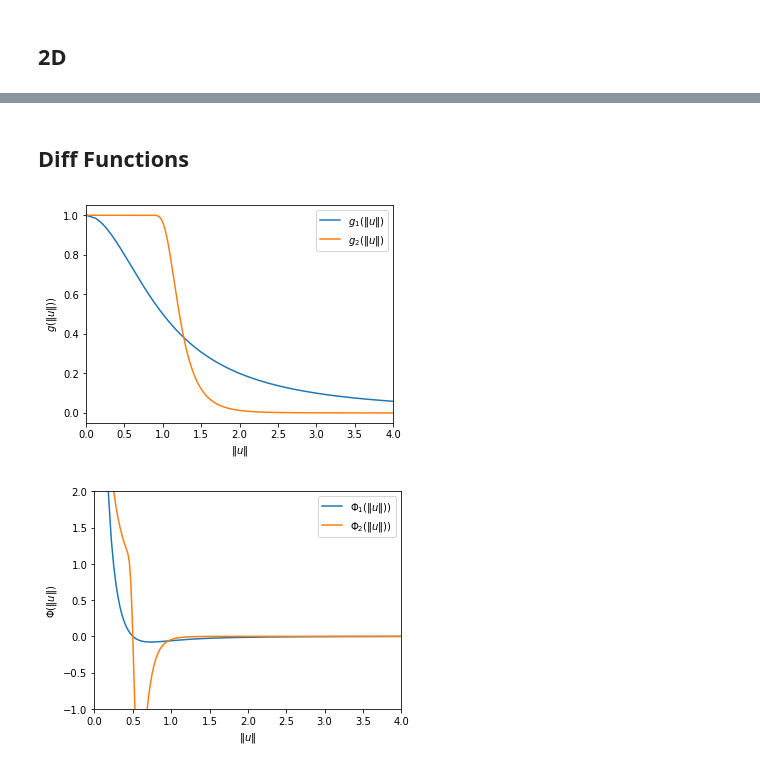
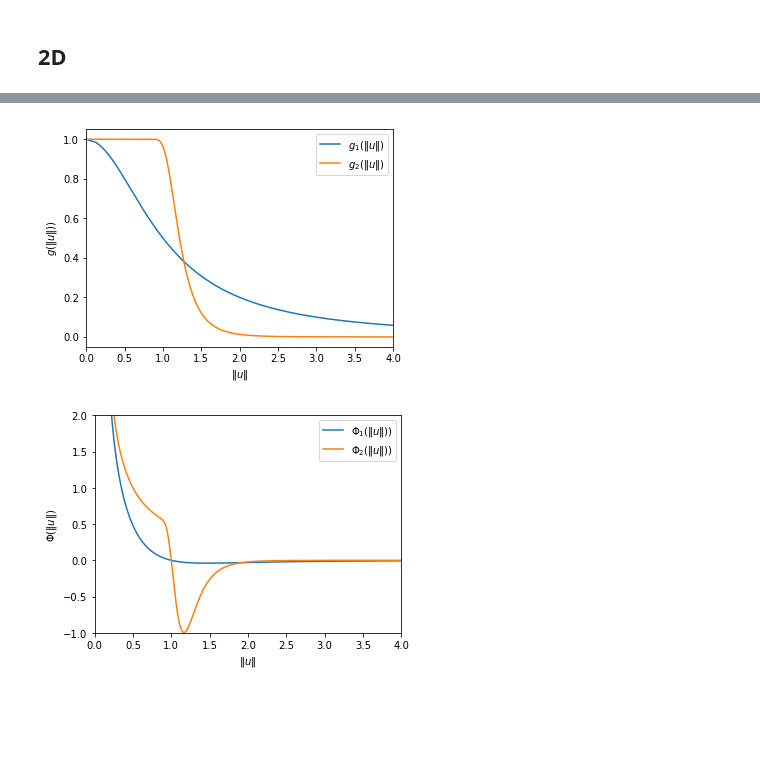
Before and after one commit to jorgenriseth/Perona-Malik-Equation, a Jupyter notebook: Figures.ipynb, the cells around one changed output, grey strips where cells are left out. Saved outputs shown, nothing was run; the diff lists cells and outputs as text; code cells hidden in the pictures; blank space fills up the shorter version.

```diff
--- a/Figures.ipynb
+++ b/Figures.ipynb
@@ -91,37 +83,35 @@ plt.savefig("./figures/compare_diffusions.png")
-# %% [markdown]
-## Diff Functions
 # %%
 M = 999
 domain = (0, 16)
 s = np.linspace(*domain, M+2)
 Dx = diffX1D(M, domain)
 
 plt.figure(figsize = (5.5, 4))
 # plt.subplot(121)
 plt.plot(s**(1/2), func.rational(c = 1)(s), label = r"$g_1 \left( \Vert u \Vert \right)$")
 # plt.plot(s, func.exponential(c = 1)(s**(1/2)), label = "Exponential")
 plt.plot(s**(1/2), func.weickert(c = 1)(s), label = r"$g_2 \left( \Vert u \Vert \right)$")
 plt.legend()
 plt.xlim(domain[0]**(1/2), domain[1]**(1/2))
 plt.xlabel(r"$\Vert u \Vert$")
 plt.ylabel(r"$g\left(\Vert u \Vert)\right)$")
 plt.legend()
 plt.savefig("./figures/diffusion_a.png")
 
 
 plt.figure(figsize = (5.5, 4))
-plt.plot(s**(1/2), Dx.dot(func.flux(func.rational, c = 0.5)(s)), label = r"$\Phi_1 \left( \Vert u \Vert \right))$")
+plt.plot(s**(1/2), Dx.dot(func.flux(func.rational, c = 1)(s)), label = r"$\Phi_1 \left( \Vert u \Vert \right))$")
 # plt.plot(s, Dx.dot(func.flux(func.exponential, c = 1)(s)**(1/2)), label = r"exponential")
-plt.plot(s**(1/2), Dx.dot(func.flux(func.weickert, c = 0.5)(s)), label = r"$\Phi_2 \left( \Vert u \Vert \right))$")
+plt.plot(s**(1/2), Dx.dot(func.flux(func.weickert, c = 1)(s)), label = r"$\Phi_2 \left( \Vert u \Vert \right))$")
 plt.ylim(-1, 2)
 plt.xlim(domain[0]**(1/2), domain[1]**(1/2))
 plt.xlabel(r"$\Vert u \Vert$")
 plt.ylabel(r"$\Phi \left( \Vert u \Vert \right)$")
 
 plt.legend()
 plt.savefig("./figures/diffusion_b.png")
 
 plt.show()
 # %% [output]
 [figure]
-[figure, old version]
+[figure, new version]
```
Also changed, not shown: parts of 15 cells of this notebook, 19 other files.
